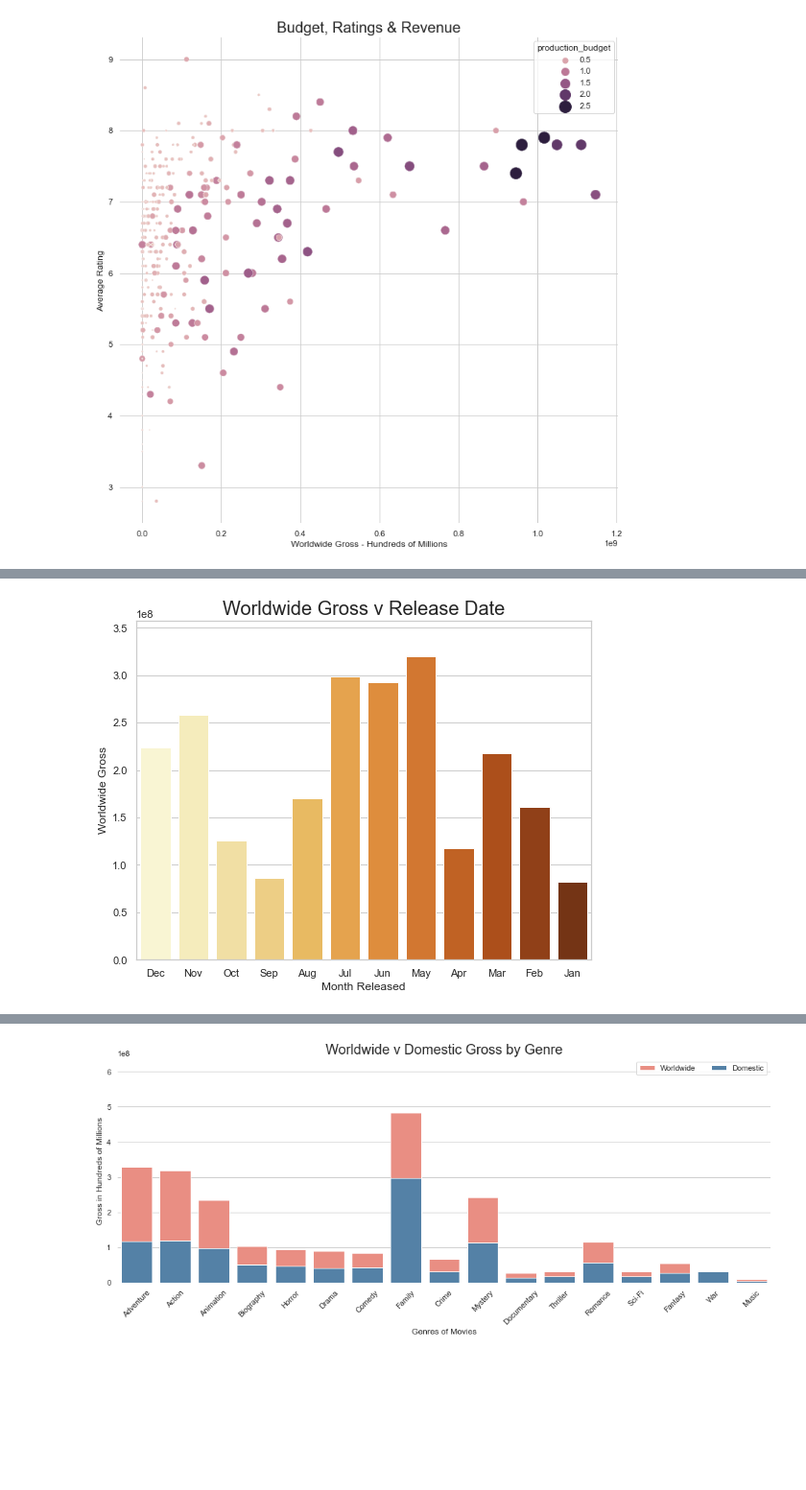
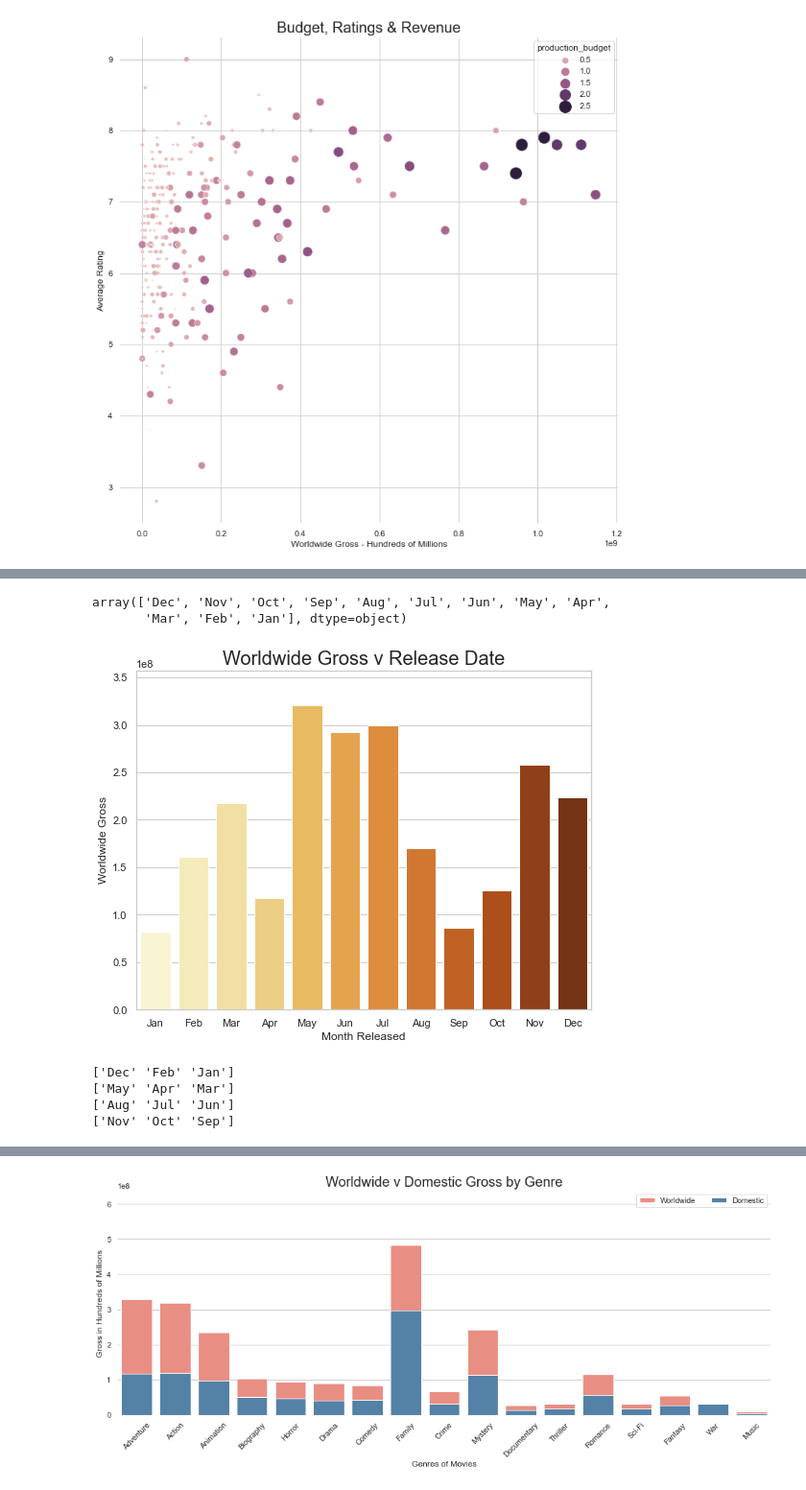
Before and after one commit to ozbunae/Movie_EDA, a Jupyter notebook: Movie Comparisons.ipynb, the cells around one changed output, grey strips where cells are left out. Shown at 96% size. Drawn from its saved outputs; the diff is of its cells as text; code cells hidden in the pictures; blank space fills up the shorter version.

```diff
--- a/Movie Comparisons.ipynb
+++ b/Movie Comparisons.ipynb
@@ -654,14 +766,45 @@ plt.show()
+# %%
+project1_df.month.unique()
+# %% [output]
+array(['Dec', 'Nov', 'Oct', 'Sep', 'Aug', 'Jul', 'Jun', 'May', 'Apr',
+       'Mar', 'Feb', 'Jan'], dtype=object)
+# %%
+cats = ['Jan', 'Feb', 'Mar', 'Apr','May', 'Jun', 'Jul', 'Aug', 'Sep', 'Oct', 'Nov', 'Dec']
 # %%
 f, ax = plt.subplots(figsize=(8.5, 6.5))
 sns.barplot(x="month", y="worldwide_gross", data=project1_df,
-            palette = "YlOrBr")
+            palette = "YlOrBr", order=cats)
 
 
 ax.set_title('Worldwide Gross v Release Date', fontsize=20)
 ax.set_ylabel('Worldwide Gross')
 ax.set_xlabel('Month Released')
 ax.lines = []
 plt.savefig('png_2')
 plt.show()
 # %% [output]
-[figure, old version]
+[figure, new version]
+# %%
+winter = ['Dec', 'Jan', 'Feb']
+spring = ['Mar', 'Apr', 'May']
+summer = ['Jun', 'Jul', 'Aug']
+fall = ['Sep', 'Oct', 'Nov']
+
+mask1 = project1_df.month.apply(lambda x: any(item for item in winter if item in x))
+df1 = project1_df[mask1]
+mask2 = project1_df.month.apply(lambda x: any(item for item in spring if item in x))
+df2 = project1_df[mask2]
+mask3 = project1_df.month.apply(lambda x: any(item for item in summer if item in x))
+df3 = project1_df[mask3]
+mask4 = project1_df.month.apply(lambda x: any(item for item in fall if item in x))
+df4 = project1_df[mask4]
+
+print(df1.month.unique())
+print(df2.month.unique())
+print(df3.month.unique())
+print(df4.month.unique())
+# %% [output]
+['Dec' 'Feb' 'Jan']
+['May' 'Apr' 'Mar']
+['Aug' 'Jul' 'Jun']
+['Nov' 'Oct' 'Sep']
```
Also changed, not shown: parts of 25 cells of this notebook, 1 other file.
